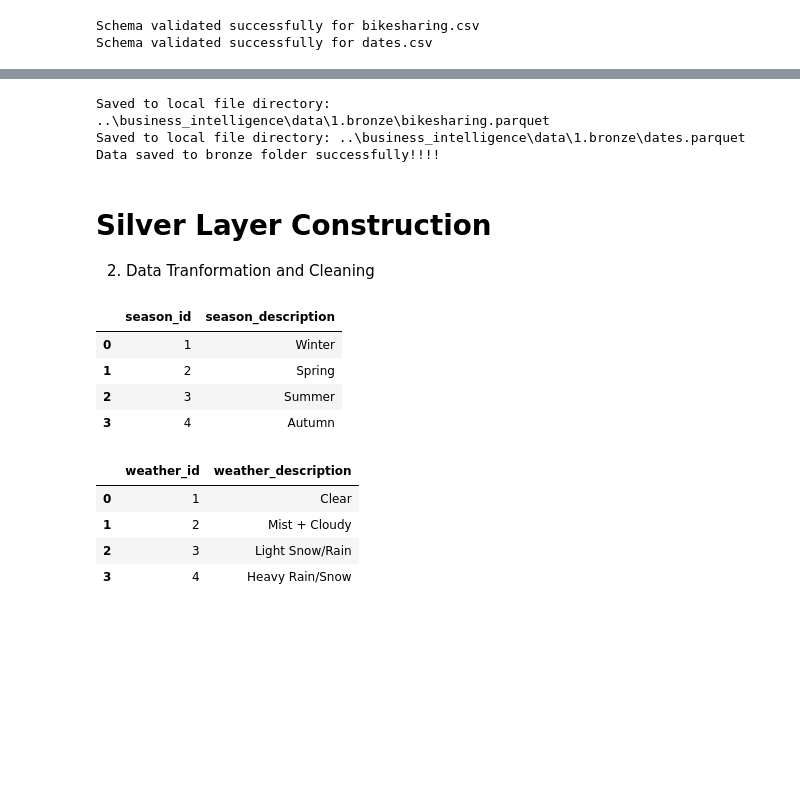
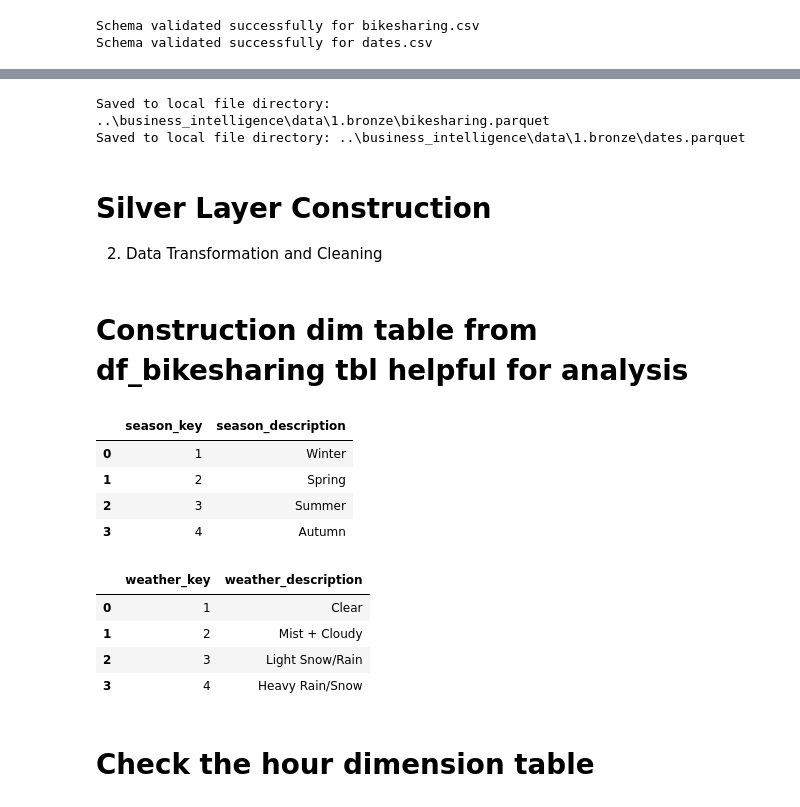
Before and after one commit to praghi/end_to_end_bike_sharing_data_project, a Jupyter notebook: notebooks/bi_pipeline.ipynb, the cells around one changed output, grey strips where cells are left out. Saved outputs shown, nothing was run; the diff lists cells and outputs as text; code cells hidden in the pictures; blank space fills up the shorter version.

Commit message:
added silver, gold layers, technical docs file

```diff
--- a/notebooks/bi_pipeline.ipynb
+++ b/notebooks/bi_pipeline.ipynb
@@ -199,34 +240,41 @@ def save_parquet_local(df, file_path):
     rel_path = os.path.relpath(file_path)
     print(f"Saved to local file directory: {rel_path}")
 # %%
-save_parquet_local(bikesharing_df, bronze_folder_path + "/bikesharing.parquet")
-save_parquet_local(dates_df,       bronze_folder_path + "/dates.parquet")
-print("Data saved to bronze folder successfully!!!!")
+logging.info("Saving datasets to Bronze layer...")
+try:
+    save_parquet_local(bikesharing_df, bronze_folder_path + "/bikesharing.parquet")
+    save_parquet_local(dates_df,       bronze_folder_path + "/dates.parquet")
+    logging.info("Datasets saved to Bronze layer successfully.")
+except Exception as e:
+    logging.error(f"Failed to save datasets to Bronze layer: {e}")
+    raise
 # %% [output]
 Saved to local file directory: ..\business_intelligence\data\1.bronze\bikesharing.parquet
 Saved to local file directory: ..\business_intelligence\data\1.bronze\dates.parquet
-Data saved to bronze folder successfully!!!!
 # %% [markdown]
 # Silver Layer Construction
-2) Data Tranformation and Cleaning
+2) Data Transformation and Cleaning
 # %%
 # Extract and read the parquet file from bronze folder to validate
 
 df_bikesharing = pd.read_parquet(bronze_folder_path + "/bikesharing.parquet")
 df_dates = pd.read_parquet(bronze_folder_path + "/dates.parquet")
+# %% [markdown]
+# Construction dim table from df_bikesharing tbl helpful for analysis
 # %%
 # First create dim_season tables from bikesharing dataframe
 
 def season_dim_table(df: pd.DataFrame) -> pd.DataFrame:
     season_dim = df[['season']].drop_duplicates().reset_index(drop=True)
-    season_dim['season_id'] = season_dim.index + 1
+    season_dim['season_key'] = season_dim.index + 1
     season_dim ['season_description'] = season_dim['season'].map({1: 'Winter', 2: 'Spring', 3: 'Summer', 4: 'Autumn'})
-    return season_dim[['season_id', 'season_description']]
+    return season_dim[['season_key', 'season_description']]
 # %%
 # Check the season dimension table
-season_dim_table(df_bikesharing)
+dim_season_tbl_processed = season_dim_table(df_bikesharing)
+dim_season_tbl_processed
 # %% [output]
-|  | season_id | season_description |
+|  | season_key | season_description |
 | 0 | 1 | Winter |
 | 1 | 2 | Spring |
 | 2 | 3 | Summer |
@@ -242,8 +290,9 @@ def weather_dim_table(df: pd.DataFrame) -> pd.DataFrame:
 # %%
 # Check the season dimension table
-weather_dim_table(df_bikesharing)
+dim_weather_tbl_processed = weather_dim_table(df_bikesharing)
+dim_weather_tbl_processed
 # %% [output]
-|  | weather_id | weather_description |
+|  | weather_key | weather_description |
 | 0 | 1 | Clear |
 | 1 | 2 | Mist + Cloudy |
 | 2 | 3 | Light Snow/Rain |
@@ -287 +336,3 @@ def hour_dim_table(df: pd.DataFrame) -> pd.DataFrame:
+# %% [markdown]
+# Check the hour dimension table
 # %%
```
Also changed, not shown: parts of 30 cells of this notebook, 26 other files.
